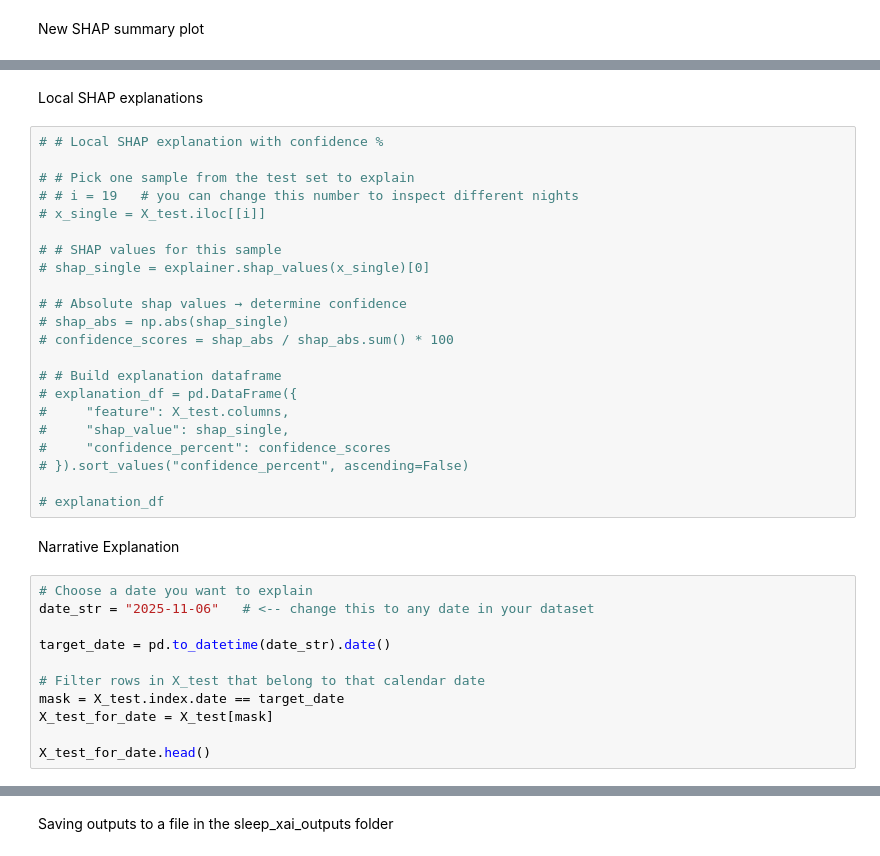
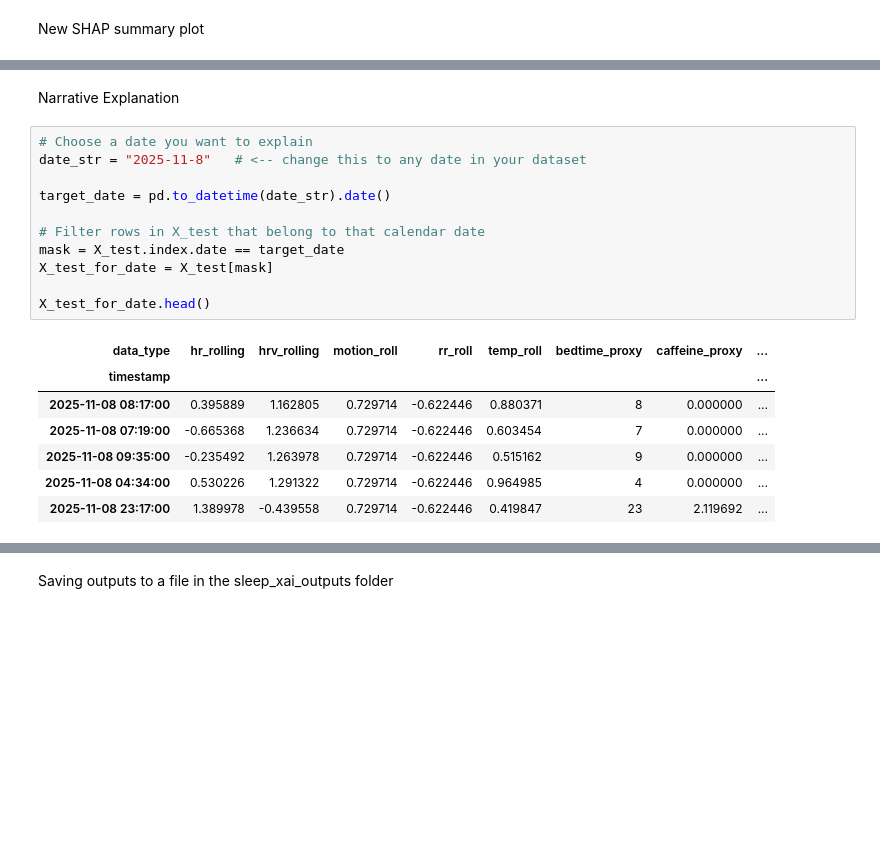
Before and after one commit to yuvanarvind/sleep-analysis, a Jupyter notebook: Sleep_Analysis_Final_Project.ipynb, the cells around one changed output, grey strips where cells are left out. Cells and saved outputs as stored; diff of their text form; blank space fills up the shorter version.

```diff
--- a/Sleep_Analysis_Final_Project.ipynb
+++ b/Sleep_Analysis_Final_Project.ipynb
@@ -432,40 +536,24 @@ shap.summary_plot(shap_values, X_test)
-# %% [markdown]
-Local SHAP explanations
-# %%
-# # Local SHAP explanation with confidence %
-
-# # Pick one sample from the test set to explain
-# # i = 19   # you can change this number to inspect different nights
-# x_single = X_test.iloc[[i]]
-
-# # SHAP values for this sample
-# shap_single = explainer.shap_values(x_single)[0]
-
-# # Absolute shap values → determine confidence
-# shap_abs = np.abs(shap_single)
-# confidence_scores = shap_abs / shap_abs.sum() * 100
-
-# # Build explanation dataframe
-# explanation_df = pd.DataFrame({
-#     "feature": X_test.columns,
-#     "shap_value": shap_single,
-#     "confidence_percent": confidence_scores
-# }).sort_values("confidence_percent", ascending=False)
-
-# explanation_df
 # %% [markdown]
 Narrative Explanation
 # %%
 # Choose a date you want to explain
-date_str = "2025-11-06"   # <-- change this to any date in your dataset
+date_str = "2025-11-8"   # <-- change this to any date in your dataset
 
 target_date = pd.to_datetime(date_str).date()
 
 # Filter rows in X_test that belong to that calendar date
 mask = X_test.index.date == target_date
 X_test_for_date = X_test[mask]
 
 X_test_for_date.head()
+# %% [output]
+| data_type | hr_rolling | hrv_rolling | motion_roll | rr_roll | temp_roll | bedtime_proxy | caffeine_proxy | ... |
+| timestamp |  |  |  |  |  |  |  | ... |
+| 2025-11-08 08:17:00 | 0.395889 | 1.162805 | 0.729714 | -0.622446 | 0.880371 | 8 | 0.000000 | ... |
+| 2025-11-08 07:19:00 | -0.665368 | 1.236634 | 0.729714 | -0.622446 | 0.603454 | 7 | 0.000000 | ... |
+| 2025-11-08 09:35:00 | -0.235492 | 1.263978 | 0.729714 | -0.622446 | 0.515162 | 9 | 0.000000 | ... |
+| 2025-11-08 04:34:00 | 0.530226 | 1.291322 | 0.729714 | -0.622446 | 0.964985 | 4 | 0.000000 | ... |
+| 2025-11-08 23:17:00 | 1.389978 | -0.439558 | 0.729714 | -0.622446 | 0.419847 | 23 | 2.119692 | ... |
 # %%
 # Pick first row from that date to explain
 if len(X_test_for_date) == 0:
```
Also changed, not shown: parts of 29 cells of this notebook.
